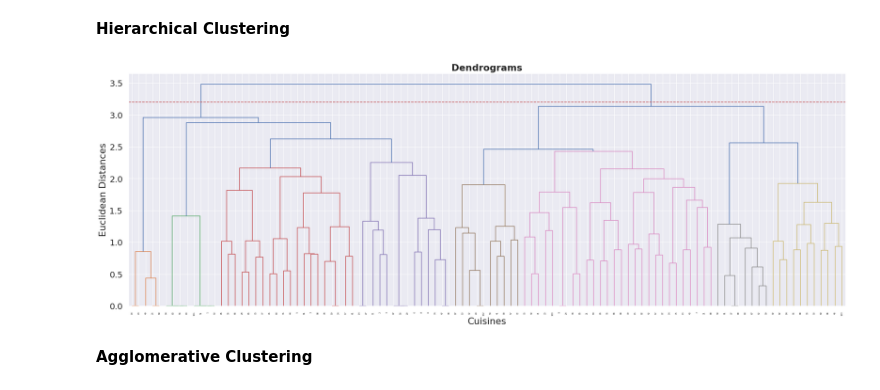
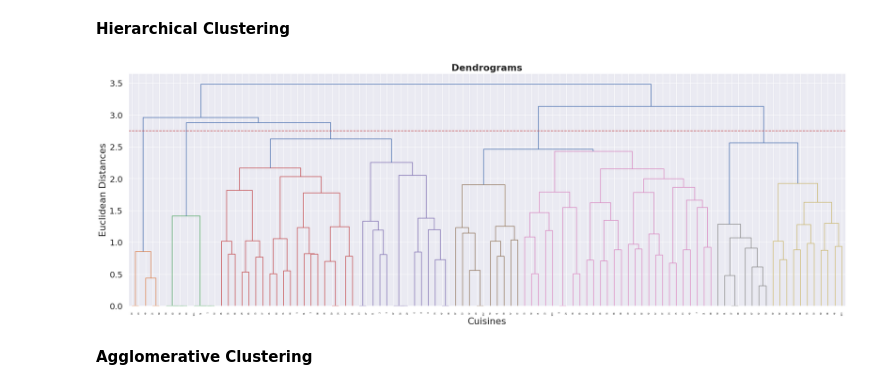
Before and after one commit to SethupathyM/Unsupervised_ML_Clustering_and_Sentiment_Analysis_Zomato_Restaurant, a Jupyter notebook: Zomato_Restaurant_Clustering_and_Sentiment_Analysis_.ipynb, the cells around one changed output. Saved outputs shown, nothing was run; the diff lists cells and outputs as text; code cells hidden in the pictures.

```diff
--- a/Zomato_Restaurant_Clustering_and_Sentiment_Analysis_.ipynb
+++ b/Zomato_Restaurant_Clustering_and_Sentiment_Analysis_.ipynb
@@ -452,7 +438,7 @@ KElbowvisualizer('silhouette')
 # %%
 # looks like we can go with k clusters.
 
-kmeans= KMeans(n_clusters=15, init= 'k-means++',max_iter=300, n_init=1,random_state = 0)
+kmeans= KMeans(n_clusters=14, init= 'k-means++',max_iter=300, n_init=1,random_state = 0)
 
 kmeans.fit(X)
 # %% [output]
@@ -705,10 +641,0 @@ numpy.ndarray
-# %%
-# KElbowvisualizer with metric as 'distortion
-
-model = KMeans(init="k-means++",max_iter=300,random_state=0)
-plt.figure(figsize=(10,5))
-visualizer = KElbowVisualizer(model, k=(2,30),metric= 'distortion', timings= True, locate_elbow= True)
-sns.set(font_scale = 1)
-# Fit the data to the visualizer
-visualizer.fit(X_costncuisine)
-visualizer.poof()
@@ -719,17 +643,16 @@ visualizer.poof()
 **Hierarchical Clustering**
 # %%
 # Hierarchical Clustering for 'Cuisine' feature
-
 plt.figure(figsize=(30,10))
 sns.set(font_scale = 1.8)
 dend = shc.dendrogram(shc.linkage(X, method='ward'))
 plt.title('Dendrograms',fontweight = 'bold')
 plt.xlabel('Cuisines')
 plt.ylabel('Euclidean Distances')
-plt.axhline(y=3.2, color='r', linestyle='--')
+plt.axhline(y=2.75, color='r', linestyle='--')
 plt.show()
 # %% [output]
-[figure, old version]
+[figure, new version]
 # %% [markdown]
 **Agglomerative Clustering**
 # %%
```
Also changed, not shown: parts of 71 cells of this notebook.
